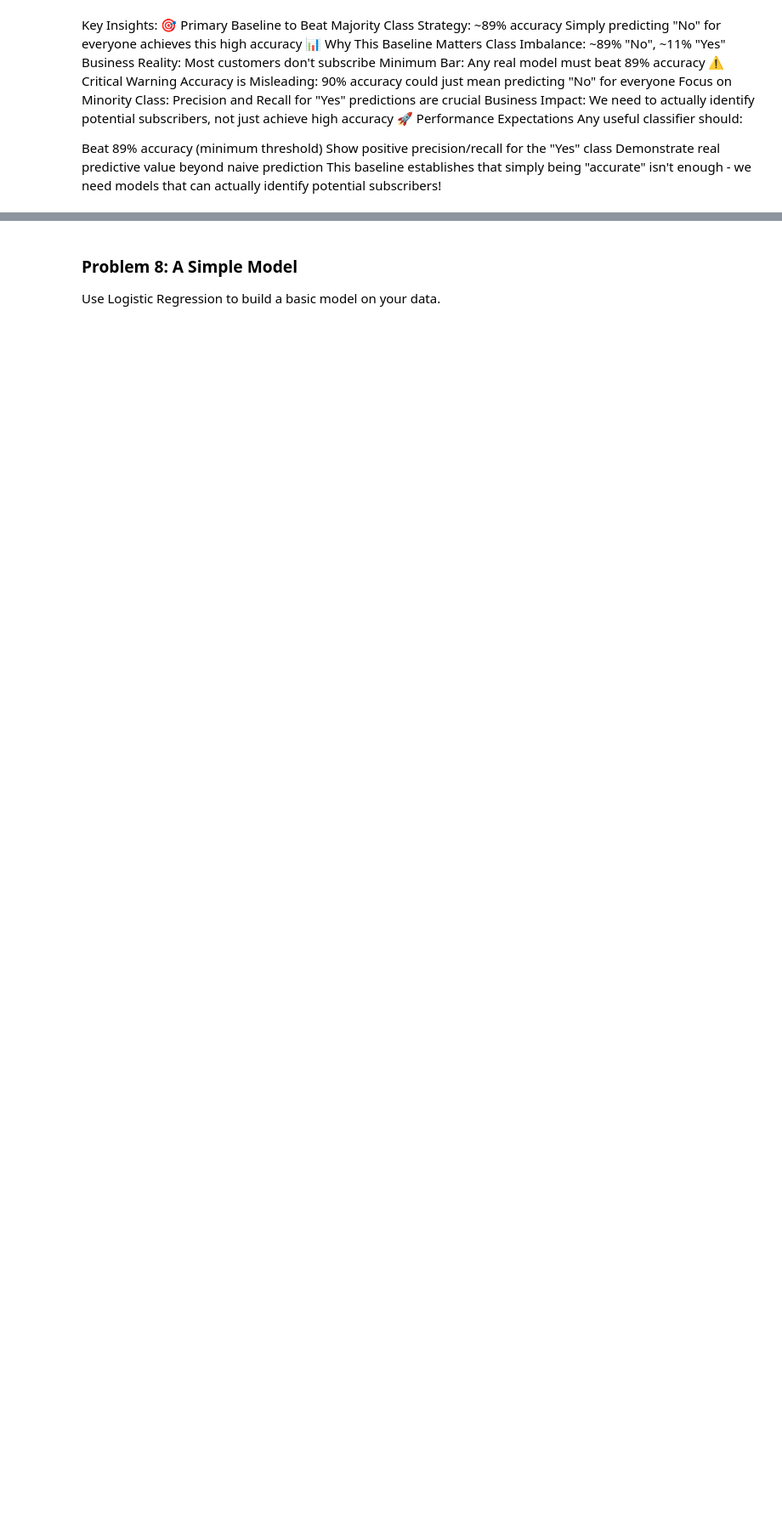
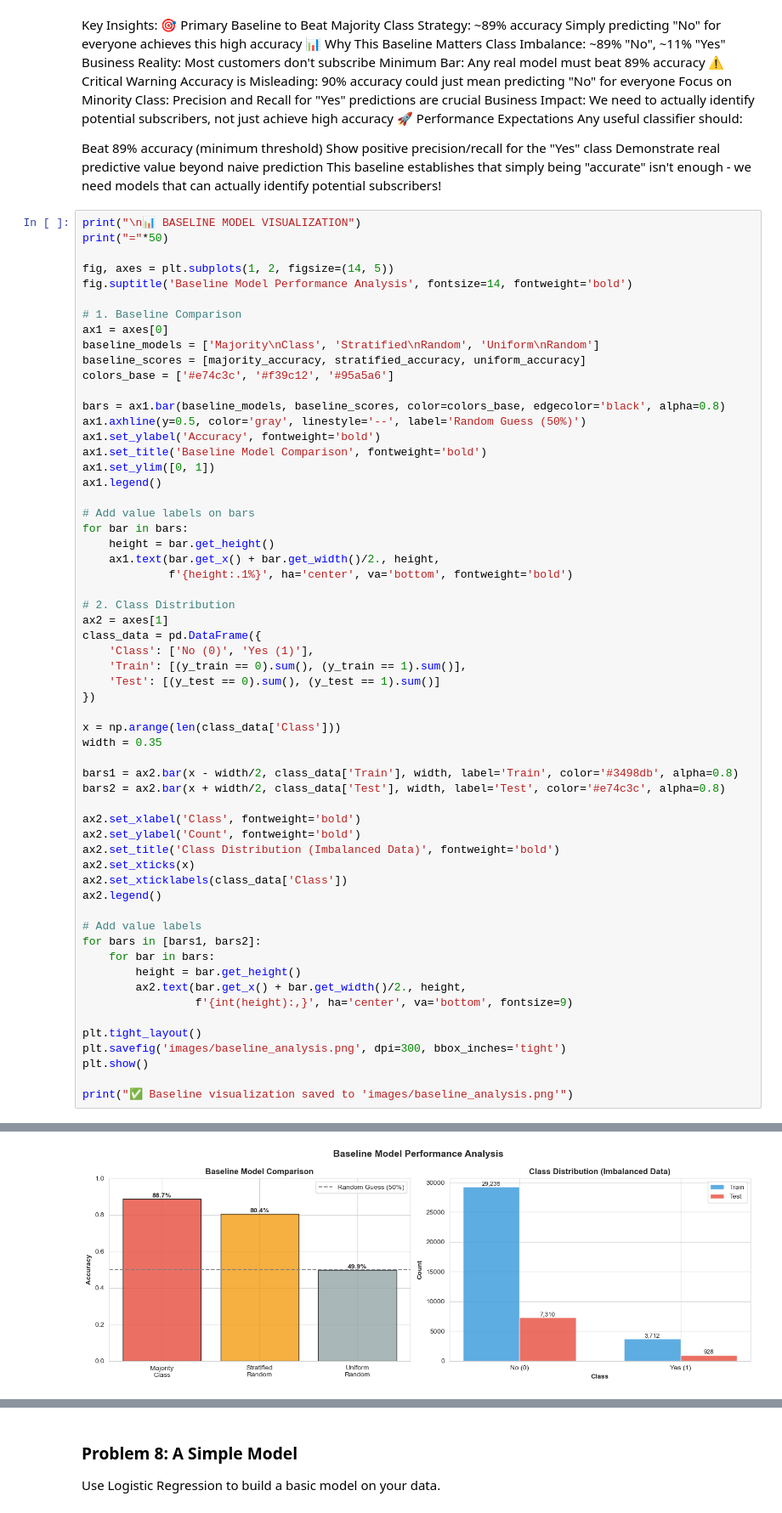
Before and after one commit to gaurav1der/ai-ml-project-work, a Jupyter notebook: submission/module-17/assignment-17.1/prompt_III.ipynb, the cells around one changed output, grey strips where cells are left out. Shown at 85% size. Saved outputs shown, nothing was run; the diff lists cells and outputs as text; blank space fills up the shorter version.

```diff
--- a/submission/module-17/assignment-17.1/prompt_III.ipynb
+++ b/submission/module-17/assignment-17.1/prompt_III.ipynb
@@ -948,3 +1026,63 @@ Beat 89% accuracy (minimum threshold)
 Show positive precision/recall for the "Yes" class
 Demonstrate real predictive value beyond naive prediction
 This baseline establishes that simply being "accurate" isn't enough - we need models that can actually identify potential subscribers!
+# %%
+print("\n📊 BASELINE MODEL VISUALIZATION")
+print("="*50)
+
+fig, axes = plt.subplots(1, 2, figsize=(14, 5))
+fig.suptitle('Baseline Model Performance Analysis', fontsize=14, fontweight='bold')
+
+# 1. Baseline Comparison
+ax1 = axes[0]
+baseline_models = ['Majority\nClass', 'Stratified\nRandom', 'Uniform\nRandom']
+baseline_scores = [majority_accuracy, stratified_accuracy, uniform_accuracy]
+colors_base = ['#e74c3c', '#f39c12', '#95a5a6']
+
+bars = ax1.bar(baseline_models, baseline_scores, color=colors_base, edgecolor='black', alpha=0.8)
+ax1.axhline(y=0.5, color='gray', linestyle='--', label='Random Guess (50%)')
+ax1.set_ylabel('Accuracy', fontweight='bold')
+ax1.set_title('Baseline Model Comparison', fontweight='bold')
+ax1.set_ylim([0, 1])
+ax1.legend()
+
+# Add value labels on bars
+for bar in bars:
+    height = bar.get_height()
+    ax1.text(bar.get_x() + bar.get_width()/2., height,
+             f'{height:.1%}', ha='center', va='bottom', fontweight='bold')
+
+# 2. Class Distribution
+ax2 = axes[1]
+class_data = pd.DataFrame({
+    'Class': ['No (0)', 'Yes (1)'],
+    'Train': [(y_train == 0).sum(), (y_train == 1).sum()],
+    'Test': [(y_test == 0).sum(), (y_test == 1).sum()]
+})
+
+x = np.arange(len(class_data['Class']))
+width = 0.35
+
+bars1 = ax2.bar(x - width/2, class_data['Train'], width, label='Train', color='#3498db', alpha=0.8)
+bars2 = ax2.bar(x + width/2, class_data['Test'], width, label='Test', color='#e74c3c', alpha=0.8)
+
+ax2.set_xlabel('Class', fontweight='bold')
+ax2.set_ylabel('Count', fontweight='bold')
+ax2.set_title('Class Distribution (Imbalanced Data)', fontweight='bold')
+ax2.set_xticks(x)
+ax2.set_xticklabels(class_data['Class'])
+ax2.legend()
+
+# Add value labels
+for bars in [bars1, bars2]:
+    for bar in bars:
+        height = bar.get_height()
+        ax2.text(bar.get_x() + bar.get_width()/2., height,
+                 f'{int(height):,}', ha='center', va='bottom', fontsize=9)
+
+plt.tight_layout()
+plt.savefig('images/baseline_analysis.png', dpi=300, bbox_inches='tight')
+plt.show()
+
+print("✅ Baseline visualization saved to 'images/baseline_analysis.png'")
+# %% [output]
@@ -950,0 +1091 @@ This baseline establishes that simply being "accurate" isn't enough - we need mo
+[figure, added]
```
Also changed, not shown: parts of 9 cells of this notebook.
